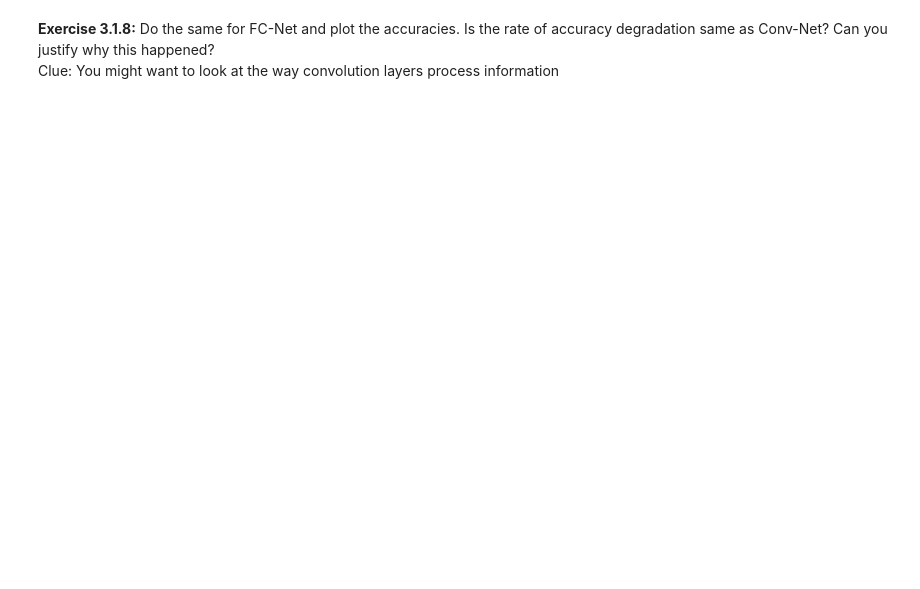
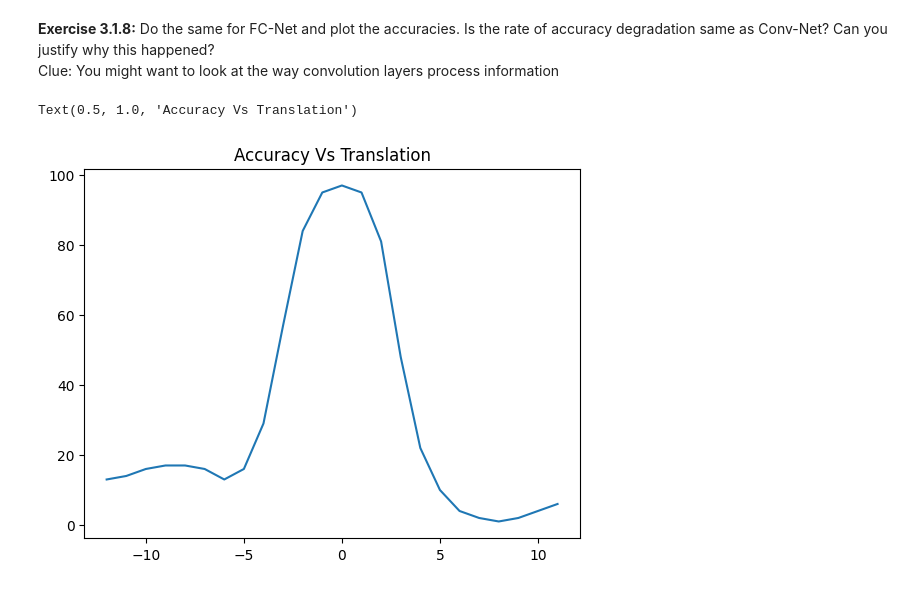
Before and after one commit to tanmaygadgil/CS7150-Homework_3, a Jupyter notebook: HW3.1-Classifiers.ipynb, the cells around one changed output. Saved outputs shown, nothing was run; the diff lists cells and outputs as text; code cells hidden in the pictures; blank space fills up the shorter version.

```diff
--- a/HW3.1-Classifiers.ipynb
+++ b/HW3.1-Classifiers.ipynb
@@ -658,3 +816,17 @@ Do the same for FC-Net and plot the accuracies. Is the rate of accuracy degradat
 Clue: You might want to look at the way convolution layers process information
 # %%
 # To-DO Write your code below
+accuracies,shifted = shiftVsAccuracy(
+        model=fc_net,
+        test_loader=test_loader,
+        device=device,
+        shifts=12,
+        loss_fn=loss_fn,
+        input_dim=(-1,1,28,28))
+# %%
+shifts = np.arange(-12,12)
+plt.plot(shifts,accuracies)
+plt.title('Accuracy Vs Translation')
+# %% [output]
+Text(0.5, 1.0, 'Accuracy Vs Translation')
+[figure, added]
```
Also changed, not shown: parts of 18 cells of this notebook.
